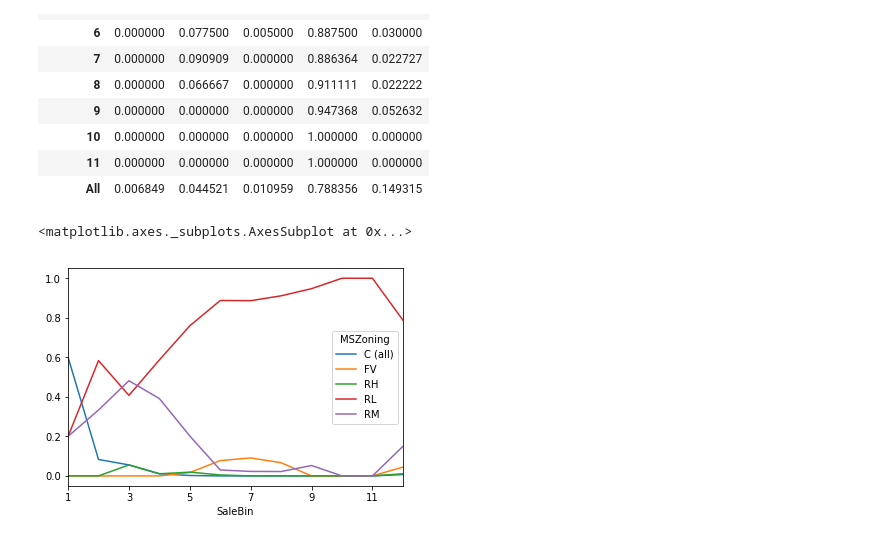
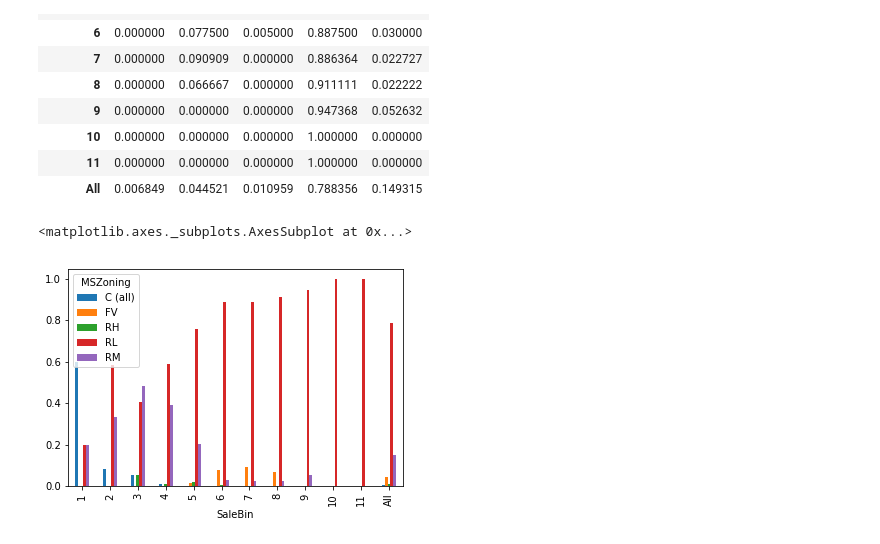
Before and after one commit to deanjgoldman/housing-ml, a Jupyter notebook: MC_Cleaning.ipynb, the cells around one changed output. Cells and saved outputs as stored; diff of their text form; code cells hidden in the pictures.

Commit message:
added visualization EDF for int data

```diff
--- a/MC_Cleaning.ipynb
+++ b/MC_Cleaning.ipynb
@@ -269,7 +305,7 @@ Zones
 | 11 | 0.000000 | 0.000000 | 0.000000 | 1.000000 | 0.000000 |
 | All | 0.006849 | 0.044521 | 0.010959 | 0.788356 | 0.149315 |
 # %%
-Zones.plot.line()
+Zones.plot.bar()
 # %% [output]
 <matplotlib.axes._subplots.AxesSubplot at 0x...>
-[figure, old version]
+[figure, new version]
```
Also changed, not shown: parts of 10 cells of this notebook.
